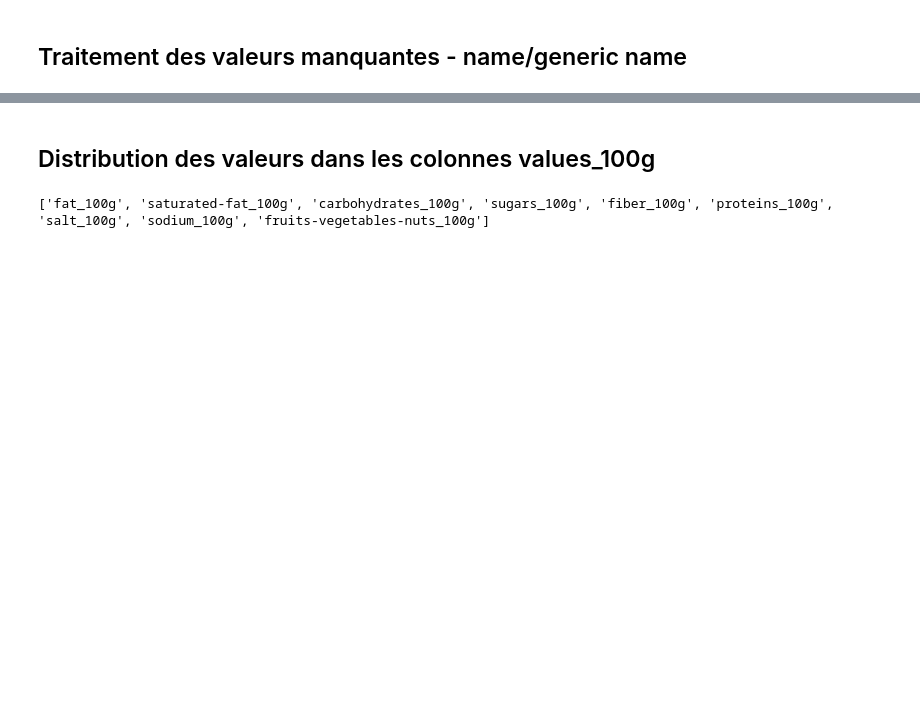
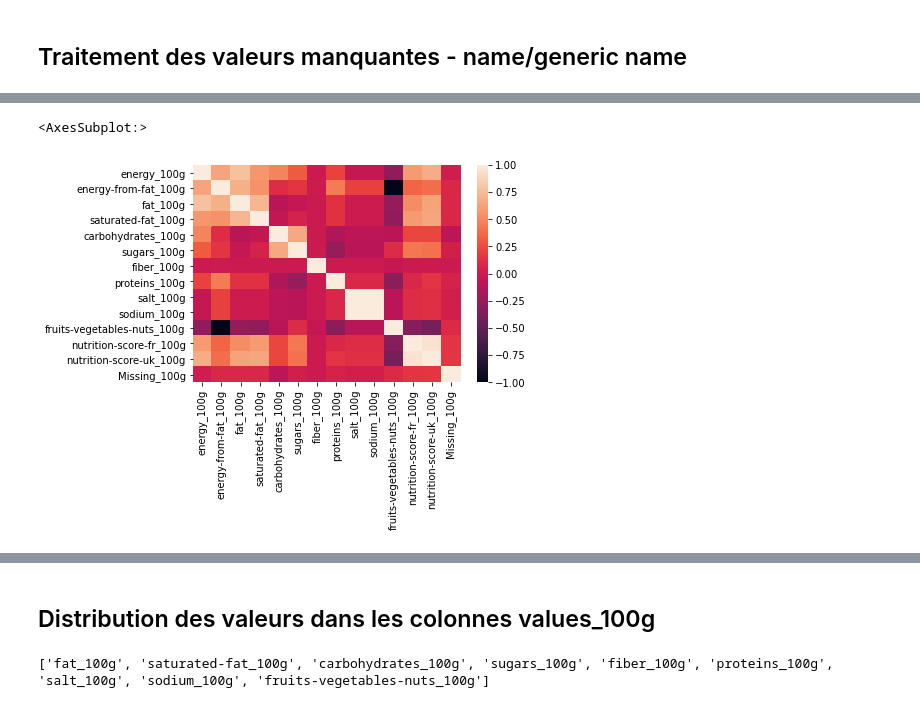
Before and after one commit to Josephine-coding/Foodflix, a Jupyter notebook: Foodflix Data Cleaning.ipynb, the cells around one changed output, grey strips where cells are left out. Drawn from its saved outputs; the diff is of its cells as text; code cells hidden in the pictures; blank space fills up the shorter version.

```diff
--- a/Foodflix Data Cleaning.ipynb
+++ b/Foodflix Data Cleaning.ipynb
@@ -8,7 +8,7 @@ import seaborn as sns
 # %% [markdown]
 ## Importation des données
 # %%
-database = pd.read_csv("en.openfoodfacts.org.products.tsv", delimiter='\t', low_memory=False)
+database = pd.read_csv("/home/apprenant/Documents/brief_foodflix/en.openfoodfacts.org.products.tsv", delimiter='\t', low_memory=False)
 # %%
 pd.set_option('display.max_columns', None)
 pd.set_option('display.max_rows', None)
@@ -28,12 +28,6 @@ nutriscore_cols=[
     'saturated-fat_100g',
     'carbohydrates_100g',
     'sugars_100g',
-    '-sucrose_100g',
-    '-glucose_100g',
-    '-fructose_100g',
-    '-lactose_100g',
-    '-maltose_100g',
-    '-maltodextrins_100g',
     'fiber_100g',
     'proteins_100g',
     'salt_100g',
@@ -222,0 +237,5 @@ nutriscore_table = nutriscore_test.copy()
+# %%
+sns.heatmap(nutriscore_table.corr())
+# %% [output]
+<AxesSubplot:>
+[figure, added]
```
Also changed, not shown: parts of 64 cells of this notebook.
